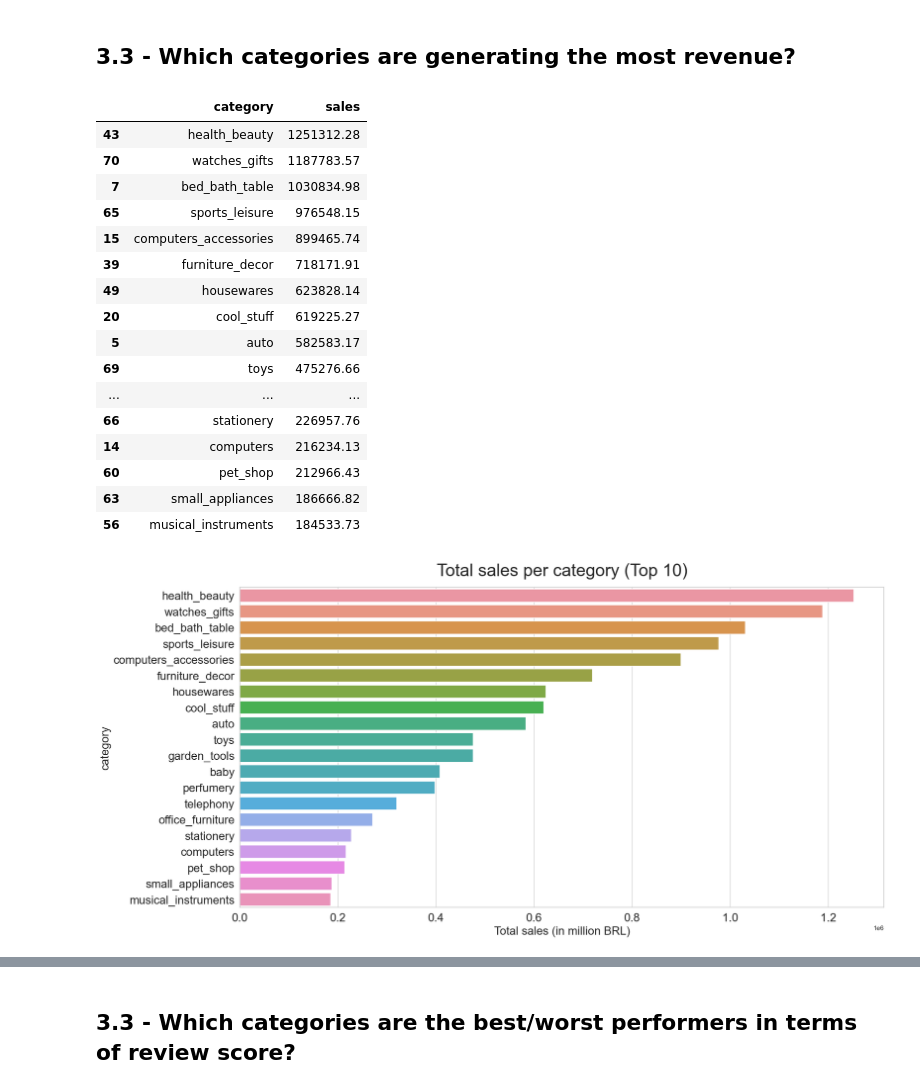
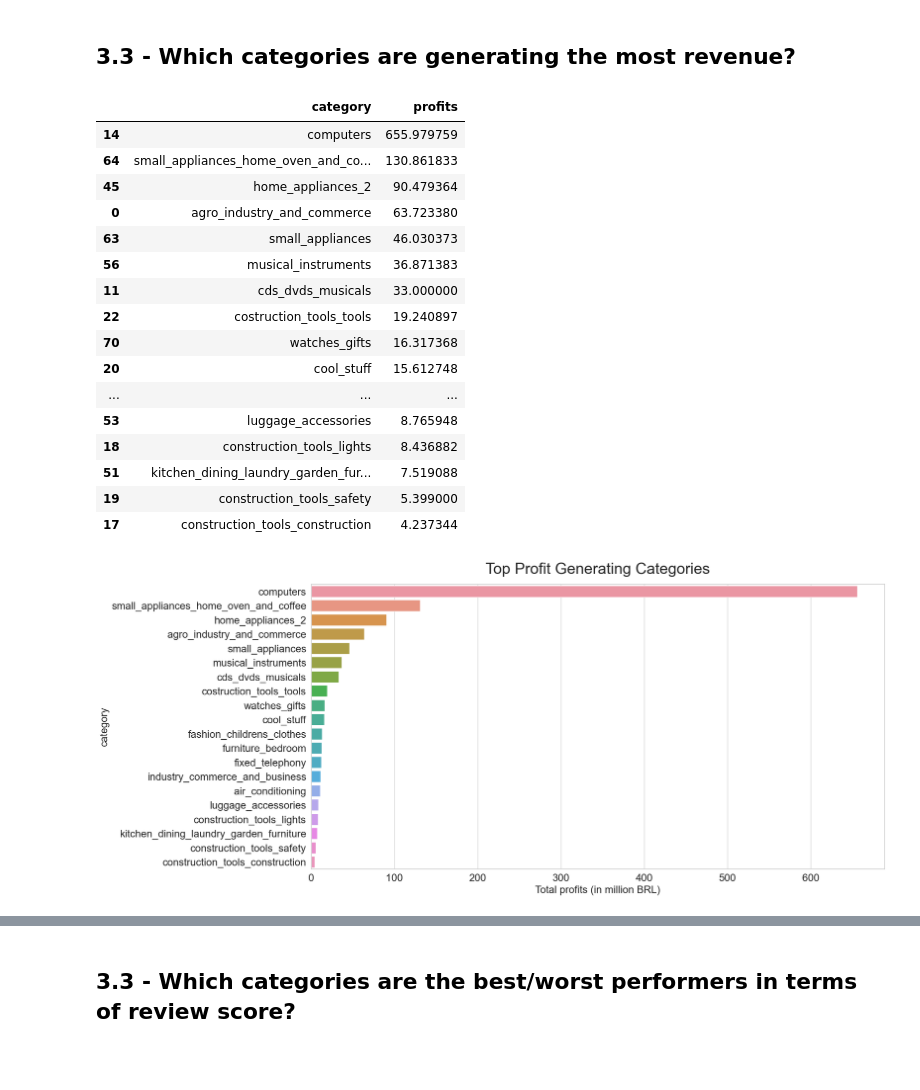
Before and after one commit to emiliasato/ecommerce-analysis, a Jupyter notebook: notebooks/EDA-products.ipynb, the cells around one changed output, grey strips where cells are left out. Drawn from its saved outputs; the diff is of its cells as text; code cells hidden in the pictures; blank space fills up the shorter version.

```diff
--- a/notebooks/EDA-products.ipynb
+++ b/notebooks/EDA-products.ipynb
@@ -346,38 +347,38 @@ plt.yticks(fontsize=20);
 # %% [markdown]
 ## 3.3 - Which categories are generating the most revenue?
 # %%
-top_20_sales = product_cat.loc[:,['category','sales']].\
-                sort_values(by='sales',ascending=False).head(20)
-top_20_sales
+top_20_profits = product_cat.loc[:,['category','profits']].\
+                sort_values(by='profits',ascending=False).head(20)
+top_20_profits
 # %% [output]
-|  | category | sales |
-| 43 | health_beauty | 1251312.28 |
-| 70 | watches_gifts | 1187783.57 |
-| 7 | bed_bath_table | 1030834.98 |
-| 65 | sports_leisure | 976548.15 |
-| 15 | computers_accessories | 899465.74 |
-| 39 | furniture_decor | 718171.91 |
-| 49 | housewares | 623828.14 |
-| 20 | cool_stuff | 619225.27 |
-| 5 | auto | 582583.17 |
-| 69 | toys | 475276.66 |
+|  | category | profits |
+| 14 | computers | 655.979759 |
+| 64 | small_appliances_home_oven_and_co... | 130.861833 |
+| 45 | home_appliances_2 | 90.479364 |
+| 0 | agro_industry_and_commerce | 63.723380 |
+| 63 | small_appliances | 46.030373 |
+| 56 | musical_instruments | 36.871383 |
+| 11 | cds_dvds_musicals | 33.000000 |
+| 22 | costruction_tools_tools | 19.240897 |
+| 70 | watches_gifts | 16.317368 |
+| 20 | cool_stuff | 15.612748 |
 | ... | ... | ... |
-| 66 | stationery | 226957.76 |
-| 14 | computers | 216234.13 |
-| 60 | pet_shop | 212966.43 |
-| 63 | small_appliances | 186666.82 |
-| 56 | musical_instruments | 184533.73 |
+| 53 | luggage_accessories | 8.765948 |
+| 18 | construction_tools_lights | 8.436882 |
+| 51 | kitchen_dining_laundry_garden_fur... | 7.519088 |
+| 19 | construction_tools_safety | 5.399000 |
+| 17 | construction_tools_construction | 4.237344 |
 # %%
 sns.set_theme(style="whitegrid")
 plt.figure(figsize = (20,10))
-sns.barplot(y = top_20_sales['category'],x=top_20_sales['sales'])
-plt.title('Total sales per category (Top 10)', fontsize = 30, pad = 20)
+sns.barplot(y = top_20_profits['category'],x=top_20_profits['profits'])
+plt.title('Top Profit Generating Categories', fontsize = 30, pad = 20)
 
-plt.xlabel('Total sales (in million BRL)',fontsize=20)
+plt.xlabel('Total profits (in million BRL)',fontsize=20)
 plt.ylabel('category',fontsize=20)
 
 plt.xticks(fontsize=20)
 plt.yticks(fontsize=20);
 # %% [output]
-[figure, old version]
+[figure, new version]
 # %%
```
Also changed, not shown: parts of 4 cells of this notebook, 3 other files.
